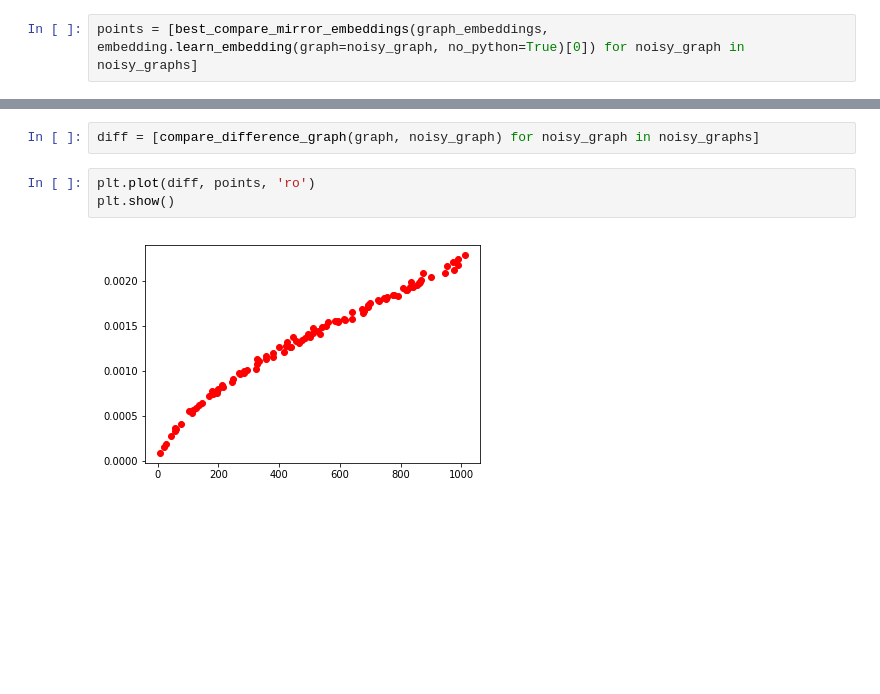
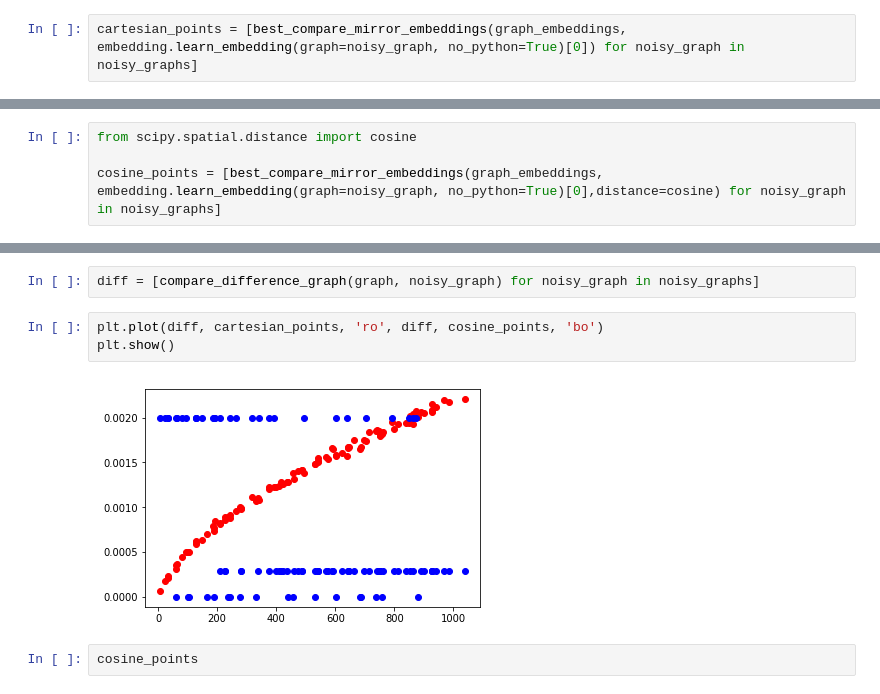
Before and after one commit to guemues/graph-matching, a Jupyter notebook: noisy_version_comparaison.ipynb, the cells around one changed output, grey strips where cells are left out. Cells and saved outputs as stored; diff of their text form; blank space fills up the shorter version.

```diff
--- a/noisy_version_comparaison.ipynb
+++ b/noisy_version_comparaison.ipynb
@@ -20,5 +20,5 @@ SVD error (low rank): 0.996806
 # %%
 noisy_graphs = [noisy_version(graph, q=i) for i in np.arange(0.00001, 0.001, 0.00001)]
 # %%
-points = [best_compare_mirror_embeddings(graph_embeddings, embedding.learn_embedding(graph=noisy_graph, no_python=True)[0]) for noisy_graph in noisy_graphs]
+cartesian_points = [best_compare_mirror_embeddings(graph_embeddings, embedding.learn_embedding(graph=noisy_graph, no_python=True)[0]) for noisy_graph in noisy_graphs]
 # %% [output]
@@ -37,0 +38,4 @@ SVD error (low rank): 1.002316
+# %%
+from scipy.spatial.distance import cosine
+
+cosine_points = [best_compare_mirror_embeddings(graph_embeddings, embedding.learn_embedding(graph=noisy_graph, no_python=True)[0],distance=cosine) for noisy_graph in noisy_graphs]
@@ -38,7 +59,9 @@ SVD error (low rank): 1.002316
 # %%
 diff = [compare_difference_graph(graph, noisy_graph) for noisy_graph in noisy_graphs]
 # %%
-plt.plot(diff, points, 'ro')
+plt.plot(diff, cartesian_points, 'ro', diff, cosine_points, 'bo')
 plt.show()
 # %% [output]
-[figure, old version]
+[figure, new version]
+# %%
+cosine_points
```
Also changed, not shown: parts of 3 cells of this notebook, 6 other files.
